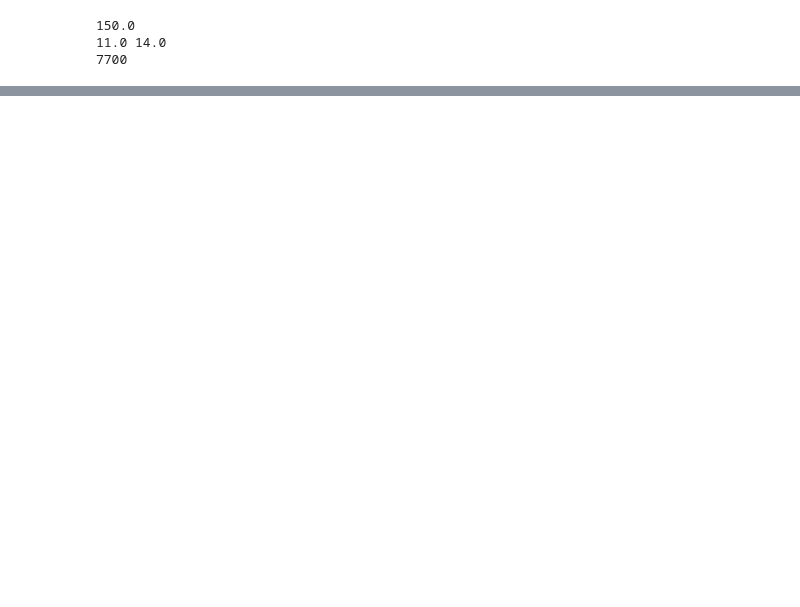
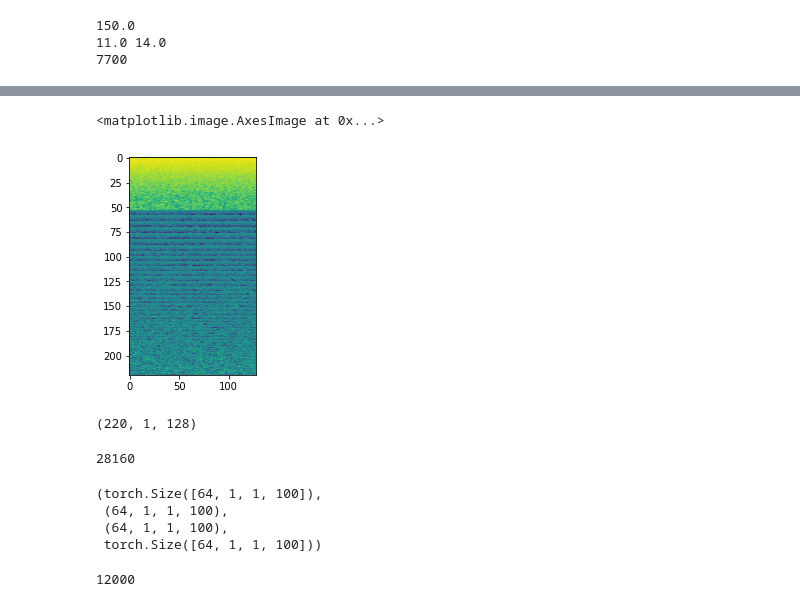
Before and after one commit to RerRayne/bc_learning_pytorch, a Jupyter notebook: esc_example.ipynb, the cells around one changed output, grey strips where cells are left out. Cells and saved outputs as stored; diff of their text form; code cells hidden in the pictures; blank space fills up the shorter version.

```diff
--- a/esc_example.ipynb
+++ b/esc_example.ipynb
@@ -51,0 +152,28 @@ print(11*14*50)
+# %%
+plt.imshow(S_table[:,:,0, 0])
+# %% [output]
+<matplotlib.image.AxesImage at 0x...>
+[figure, added]
+# %%
+s = np.moveaxis(S_table, [0, 1, 2, 3], [1, 3, 2, 0])
+s[-1,:,:,:].shape
+# %% [output]
+(220, 1, 128)
+# %%
+(S_table[:,:,:,0] == s[0]).sum()
+# %% [output]
+28160
+# %%
+a = torch.zeros([64, 1, 1, 100])
+b = tensor_to_numpy(a)
+c = np.array(b)
+a.shape, b.shape, c.shape, torch.FloatTensor(b).shape
+# %% [output]
+(torch.Size([64, 1, 1, 100]),
+ (64, 1, 1, 100),
+ (64, 1, 1, 100),
+ torch.Size([64, 1, 1, 100]))
+# %%
+25*15*32
+# %% [output]
+12000
```
Also changed, not shown: parts of 13 cells of this notebook, 9 other files.
